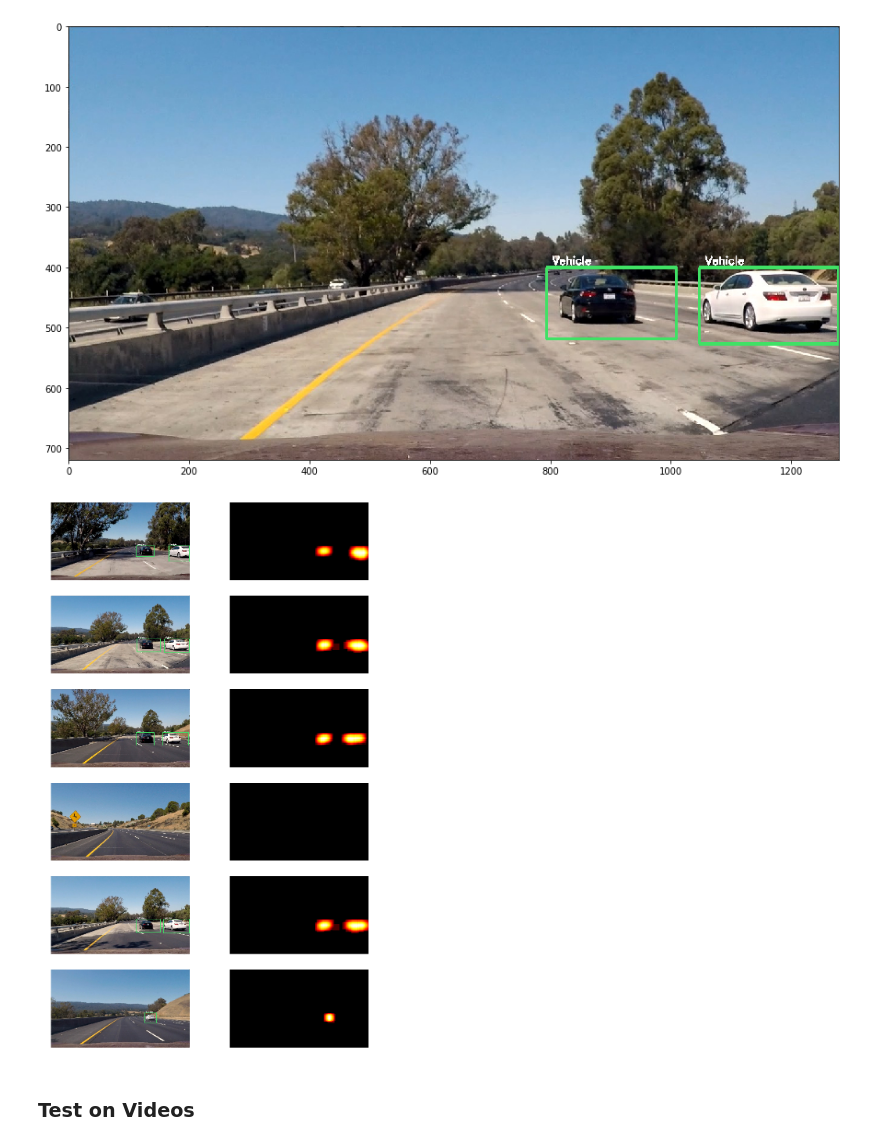
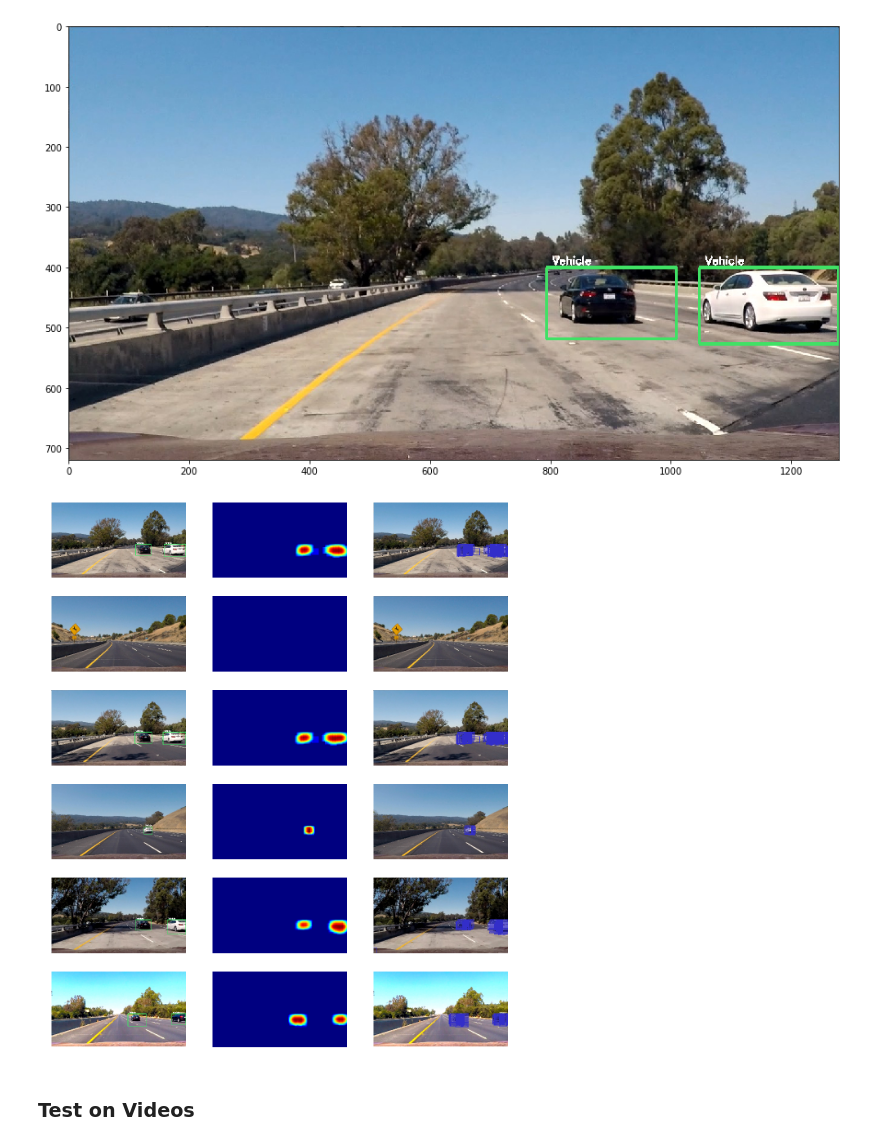
Before and after one commit to shmulik-willinger/vehicle-detection, a Jupyter notebook: Vehicle_Detection_and_Tracking.ipynb, the cells around one changed output. Drawn from its saved outputs; the diff is of its cells as text; code cells hidden in the pictures.

Commit message:
updating test images

```diff
--- a/Vehicle_Detection_and_Tracking.ipynb
+++ b/Vehicle_Detection_and_Tracking.ipynb
@@ -270,0 +267,8 @@ model.load_weights('model.h5')
+# %%
+img_input_shape=(720, 1280, 3)
+height_of_interest = (400, 700)
+image_interest = (height_of_interest[1] - height_of_interest[0], img_input_shape[1], img_input_shape[2])
+print("Region of interest for image frame:", image_interest)
+print("Sample image shape:", (64, 64))
+model = generate_model(input_shape = image_interest)
+model.load_weights('model.h5')
@@ -324,13 +335,16 @@ def search_windows(img):
     return heatMap
 # %%
 def create_heatMap(mask, bBoxes):
+    #Create the mask with the detected boxes, and then clip values outside the mask to the mask edges
     for box in bBoxes:
         mask[box[0][1]:box[1][1], box[0][0]:box[1][0]] += 1
         mask = np.clip(mask, 0, 255)
 
     heatMapInt = cv2.equalizeHist(mask.astype(np.uint8))
-    heatMap = cv2.applyColorMap(heatMapInt, cv2.COLORMAP_HOT)
+    heatMap = cv2.applyColorMap(heatMapInt, cv2.COLORMAP_JET)
     heatMap = cv2.cvtColor(heatMap, code=cv2.COLOR_BGR2RGB)
+
+    mask
     return mask, heatMap
 
 # Adding the current boxes that were found, to the list of latest boxes
@@ -341,22 +355,22 @@ def save_boxes(newBoxes):
         if (np.min(np.array(box[1])) > 300):
             previous_boxes.append([np.min(np.array(box[1])), np.min(np.array(box[0])),
                                         np.max(np.array(box[1])), np.max(np.array(box[0]))])
-            previous_boxes = previous_boxes[-45:] # will save the latest 45 boxes obly
+            previous_boxes = previous_boxes[-10:] # will save the latest 45 boxes obly
 
 def group_regions():
     global previous_boxes
-    #print(previous_boxes)
-    #boxes, _ = cv2.groupRectangles(rectList=np.array(previous_boxes).tolist(), groupThreshold=0, eps=.0)
-    boxes, _ = cv2.groupRectangles(rectList=np.array(previous_boxes).tolist(), groupThreshold=10, eps=.1)
+    #boxes, _ = cv2.groupRectangles(rectList=np.array(previous_boxes).tolist(), groupThreshold=0, eps=0)
+    boxes, _ = cv2.groupRectangles(rectList=np.array(previous_boxes).tolist(), groupThreshold=3, eps=.1)
     return boxes
 
 def draw_boxes(img, bBoxes):
     for bBox in bBoxes:
         bBox = np.array(bBox)
         bBox = bBox.reshape(bBox.size)
-        cv2.rectangle(img=img, pt1=(bBox[0], bBox[1]), pt2=(bBox[2], bBox[3]), color=(64,225,101), thickness=4)
+        cv2.rectangle(img, pt1=(bBox[0], bBox[1]), pt2=(bBox[2], bBox[3]), color=(64,225,101), thickness=4)
         font=cv2.FONT_HERSHEY_SIMPLEX
         cv2.putText(img,'Vehicle',(bBox[0]+10, bBox[1]-5), font, 0.6,(255,255,255),2)
+    return img
 # %% [markdown]
 ### Main pipeline
 The methos below gets an image and perform the following steps:
@@ -368,6 +382,7 @@ The methos below gets an image and perform the following steps:
 The methos output is the original image with boxed around the detected cars on the image, including the HeatMap of the model output (for visualization)
 # %%
 def detect_vehicles(img, isTesting=False):
+    origImg= np.copy(img)
 
     # Search for matches by the model
     heatmap = search_windows(img)
@@ -376,11 +391,11 @@ def detect_vehicles(img, isTesting=False):
     vBoxes = group_regions()
 
     # The boxes after prediction and heatMap threshold
-    draw_boxes(img, vBoxes)
+    detected = draw_boxes(origImg, vBoxes)
 
     if (isTesting): #Include the heatMap for display
-        return img, heatmap
-    return img
+        return detected, heatmap, img
+    return detected
 # %% [markdown]
 ### Test Images
 Running the Pipeline on the test images to get the final output with the detected boxes from the model, along with the heatMap of each image
@@ -390,7 +405,7 @@ previous_boxes=[]
 
 path = '/home/carnd/vehicle_detection/'
 img = mpimg.imread(path + 'test_images/test1.jpg')
-output, heatmap = detect_vehicles(img)
+output = detect_vehicles(img)
 plt.figure(figsize=(15, 12))
 plt.imshow(output)
 # %% [output]
@@ -399,23 +414,25 @@ plt.imshow(output)
 # %%
 %matplotlib inline
 
 sample_images = []
-images = glob.glob(path + 'test_images/test*.jpg')
+path = '/home/carnd/vehicle_detection/'
+images = glob.glob(path + 'test*.jpg')
 
 for fname in images:
     img = mpimg.imread(fname)
     previous_boxes=[]
-    output, heatmap = detect_vehicles(img)
-    sample_images.append(output)
+    detected, heatmap, ungrouped = detect_vehicles(img, isTesting=True)
+    sample_images.append(detected)
     sample_images.append(heatmap)
+    sample_images.append(ungrouped)
 
-plt.figure(figsize=(15, 30))
+plt.figure(figsize=(20, 50))
 for i in range(len(sample_images)):
-    plt.subplot(7, 2, i+1)
+    plt.subplot(12, 3, i+1)
     plt.imshow(sample_images[i])
     plt.axis('off')
 # %% [output]
-[figure, old version]
+[figure, new version]
 # %% [markdown]
 ### Test on Videos
 # %%
```
Also changed, not shown: parts of 7 cells of this notebook, 14 other files.
